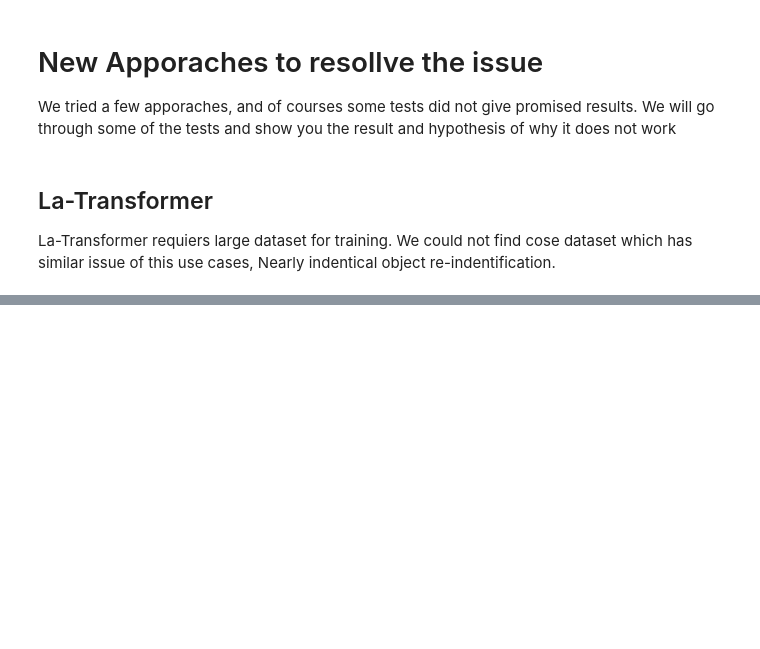
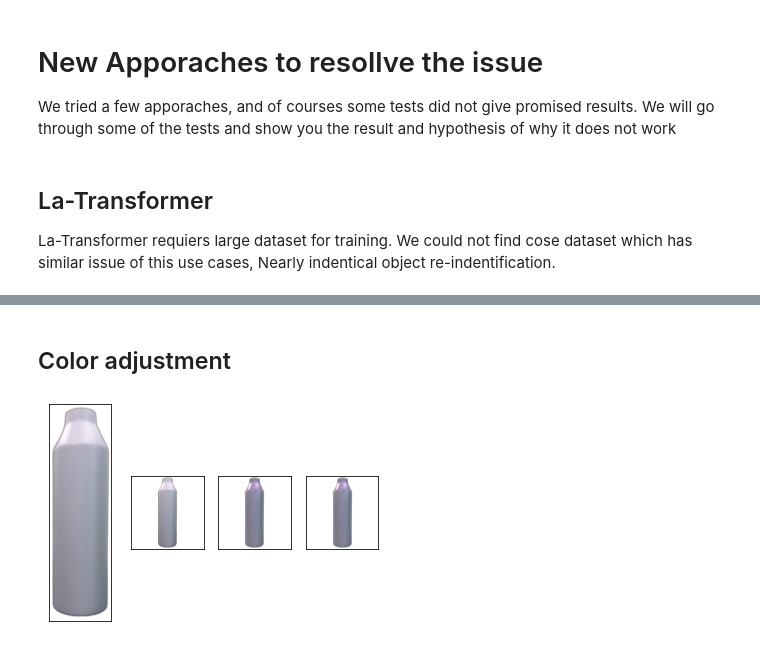
Before and after one commit to MM2021-811/ImageIdentification, a Jupyter notebook: report_demo.ipynb, the cells around one changed output, grey strips where cells are left out. Saved outputs shown, nothing was run; the diff lists cells and outputs as text; code cells hidden in the pictures; blank space fills up the shorter version.

```diff
--- a/report_demo.ipynb
+++ b/report_demo.ipynb
@@ -298,21 +298,3 @@ We tried a few apporaches, and of courses some tests did not give promised resul
 # %% [markdown]
 ## La-Transformer
 La-Transformer requiers large dataset for training. We could not find cose dataset which has similar issue of this use cases, Nearly indentical object re-indentification.
-# %%
-from util.load_bottles import load_data_to_vearch
-from init_vearch_local import create_space,delete_space,create_db
-from util.vearchutil import VearchUtil
-
-db_name="bottle"
-create_db(db_name)
-
-model_name = "alphaalex"
-image_name = "./data/zerobox/images/blackbottles/00001.png"
-util = VearchUtil(model_name=model_name)
-item = util.extract_feature(image=image_name)
-feature_dim = len(item)
-print(feature_dim)
-
-delete_space("bottle",model_name)
-create_space("bottle",model_name,feature_dim=feature_dim,partition=4)
-load_data_to_vearch(data_path="./data/zerobox_nobg", model_name=model_name)
@@ -386,3 +338,37 @@ for image_name in wrong_images:
+# %% [markdown]
+## Color adjustment
+# %%
+import cv2
+from util.vearchutil import VearchUtil
+from util.testutil import TestUtil
+from pprint import pprint
+from util.trainingutil import AlphaBgTransform
+import matplotlib.pyplot as plt
+
+wrong_images = ['./data/zerobox_nobg/images/blackbottles/000037.png',
+ './data/zerobox_nobg/images/white02/output0064.png',
+ './data/zerobox_nobg/images/white02/output0065.png',
+ './data/zerobox_nobg/images/white03/output0065.png',
+ './data/zerobox_nobg/images/yellow03/bumbler0021.png',
+ './data/zerobox_nobg/images/yellow03/bumbler0022.png']
+
+model_name = "vgg16"
+# image_name = wrong_images[3]
+image_name = "./data/zerobox_nobg/images/white03/output0065.png"
+image = cv2.imread(image_name,cv2.IMREAD_UNCHANGED)
+
+t1 = AlphaBgTransform.center_crop(image)
+
+# plt.imshow(t1)
+# plt.show()
+
+t2 = AlphaBgTransform.to_square(t1)
+t3 = AlphaBgTransform.resize(t2,224)
+t4 = AlphaBgTransform.enhance_color(t3)
+
+TestUtil.plot_images([t1,t2,t3,t4])
+# %% [output]
+[figure, added]
 # %%
 # testing code
 import numpy as np
```
Also changed, not shown: parts of 7 cells of this notebook, 3 other files.
